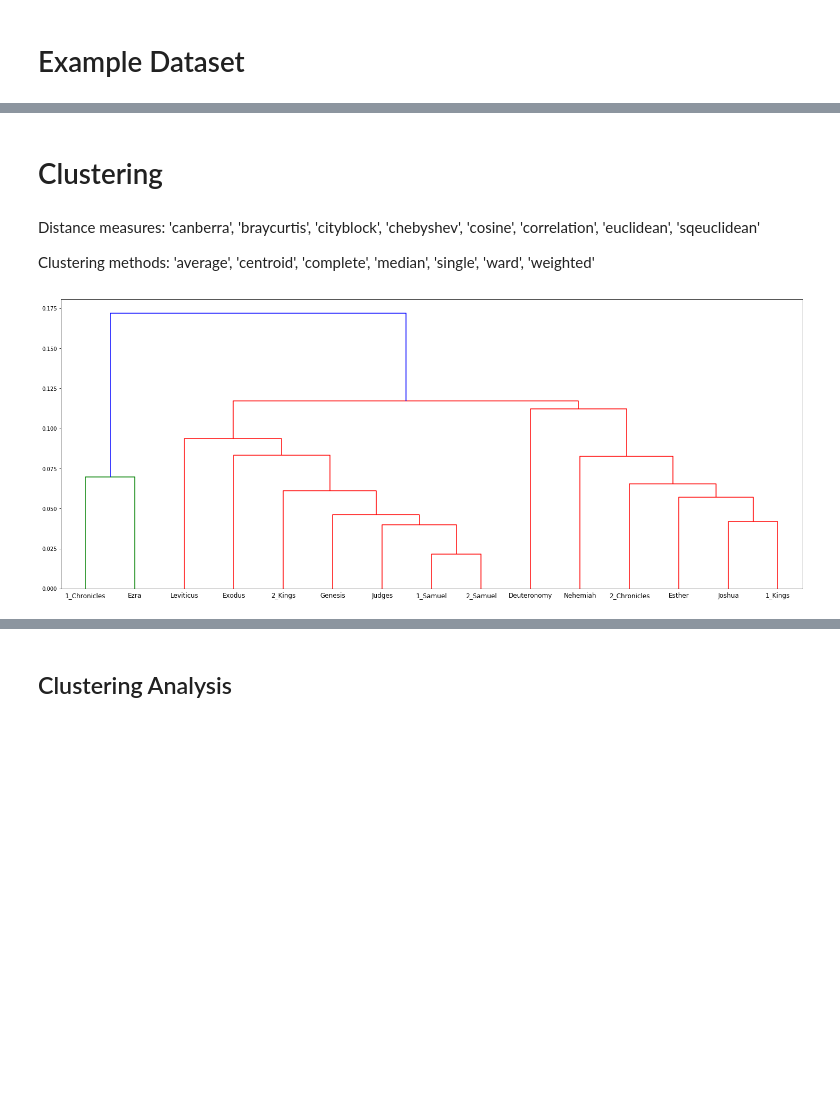
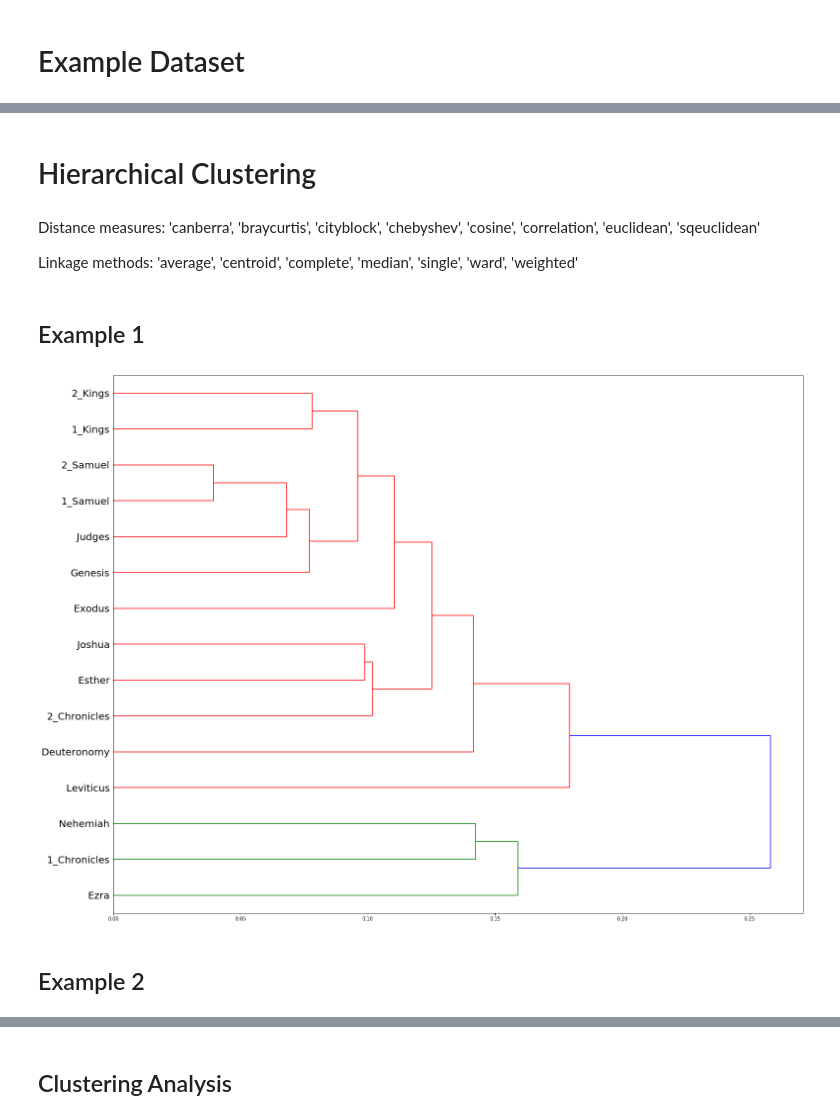
Before and after one commit to ETCBC/Probabilistic_Language_Change, a Jupyter notebook: etienne_NB/Testing Etienne.ipynb, the cells around one changed output, grey strips where cells are left out. Saved outputs shown, nothing was run; the diff lists cells and outputs as text; code cells hidden in the pictures; blank space fills up the shorter version.

```diff
--- a/etienne_NB/Testing Etienne.ipynb
+++ b/etienne_NB/Testing Etienne.ipynb
@@ -17,8 +18,0 @@ domain = {'N', 'Q', 'D'}
-# %%
-data = collections.defaultdict(dict)
-for f in features:
-    for d in domain:
-        countsMatrix = make_counts(test[f][d])
-        countsMatrix = transformAverage(countsMatrix) #Standardize the occurences
-        data[f][d] = countsMatrix
-stack_Data = stackTransitions(data, features, "D")
@@ -25,16 +32,24 @@ stack_Data = stackTransitions(data, features, "D")
 # %% [markdown]
 # Transitions
 # %%
-data = collections.defaultdict(dict)
+data_raw = collections.defaultdict(dict)
+data_trans = collections.defaultdict(dict)
+
 for f in features:
     for d in domain:
-        transMatrix = transitionMatrix(test[f][d], True)
+        if f != "clause_types":
+            transMatrix = transitionMatrix(test[f][d], True)
+        else:
+            transMatrix = transitionMatrix(test[f][d], False)
         if len(transMatrix.keys())>0:
-            transMatrix = MCTransformation(transMatrix) #Here, transformations can be performed
 
             transDict = df_dict_Transformation(transMatrix)
-            data[f][d] = pd.DataFrame(transDict).fillna(0)
-stack_Data = stackTransitions(data, features, "D")
+            data_raw[f][d] = pd.DataFrame(transDict).fillna(0)
+
+            transMatrix = averageTransformation(transMatrix) #Here, transformations can be performed
+            transDict = df_dict_Transformation(transMatrix)
+            data_trans[f][d] = pd.DataFrame(transDict).fillna(0)
+stack_Data = stackTransitions(data_trans, features, "N")
 # %% [markdown]
 # Example Dataset
 # %%
@@ -54,13 +78,21 @@ data["phrase_functions"]["N"].head(10)
 # %% [markdown]
-# Clustering
+# Hierarchical Clustering
 # %% [markdown]
 Distance measures: 'canberra', 'braycurtis', 'cityblock', 'chebyshev', 'cosine', 'correlation', 'euclidean', 'sqeuclidean'
 
-Clustering methods: 'average', 'centroid', 'complete', 'median', 'single', 'ward', 'weighted'
+Linkage methods: 'average', 'centroid', 'complete', 'median', 'single', 'ward', 'weighted'
+# %% [markdown]
+## Example 1
 # %%
-distancemetric = matrixDistances(data["phrase_functions"]["N"].T.values, "braycurtis")
-Z = linkageFunction(distancemetric, "weighted")
-dendogramPlot(Z, data["phrase_functions"]["N"].keys())
+metric = "braycurtis"
+linkage = "weighted"
+data = data_trans["phrase_functions"]["N"]
+
+distancemetric = matrixDistances(data.T.values, metric)
+Z = linkageFunction(distancemetric,linkage)
+dendogramPlot(Z, data.keys())
 # %% [output]
-[figure, old version]
+[figure, new version]
+# %% [markdown]
+## Example 2
 # %%
```
Also changed, not shown: parts of 27 cells of this notebook, 4 other files.
